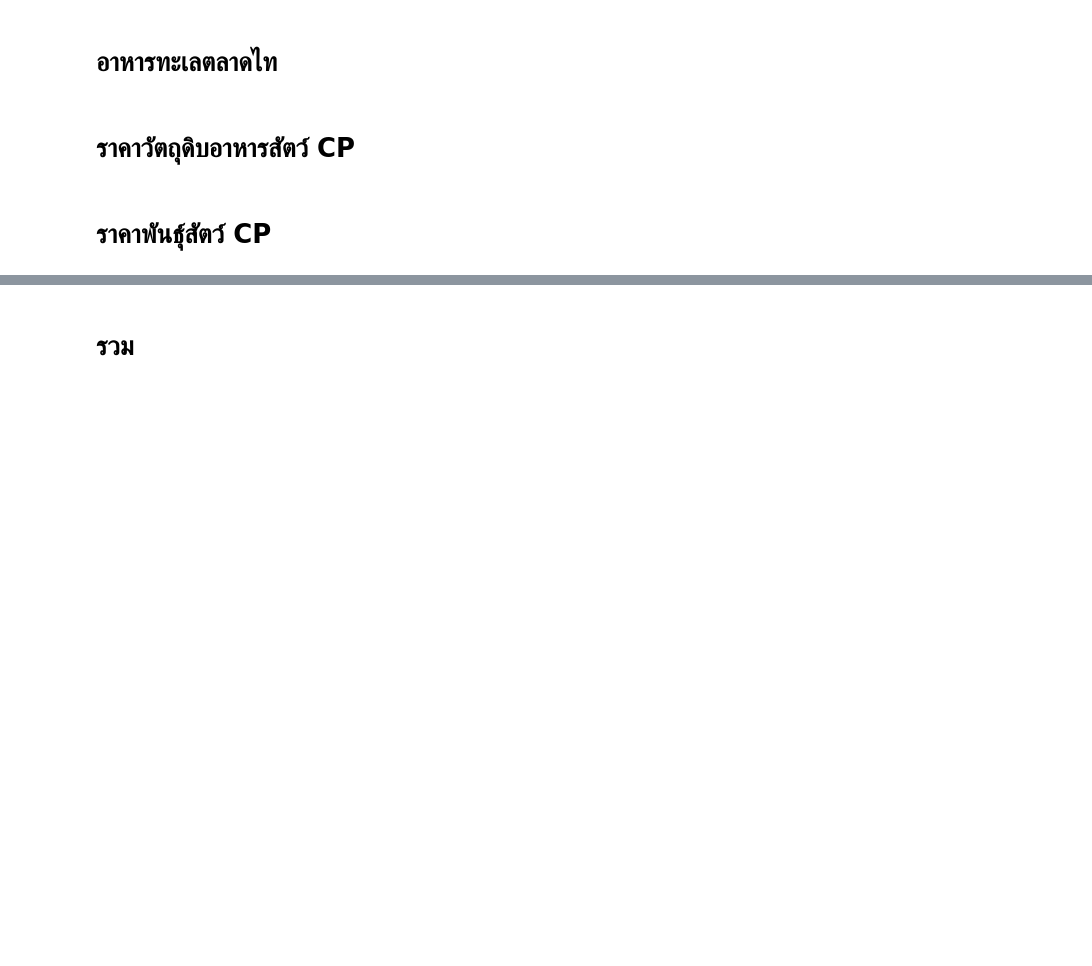
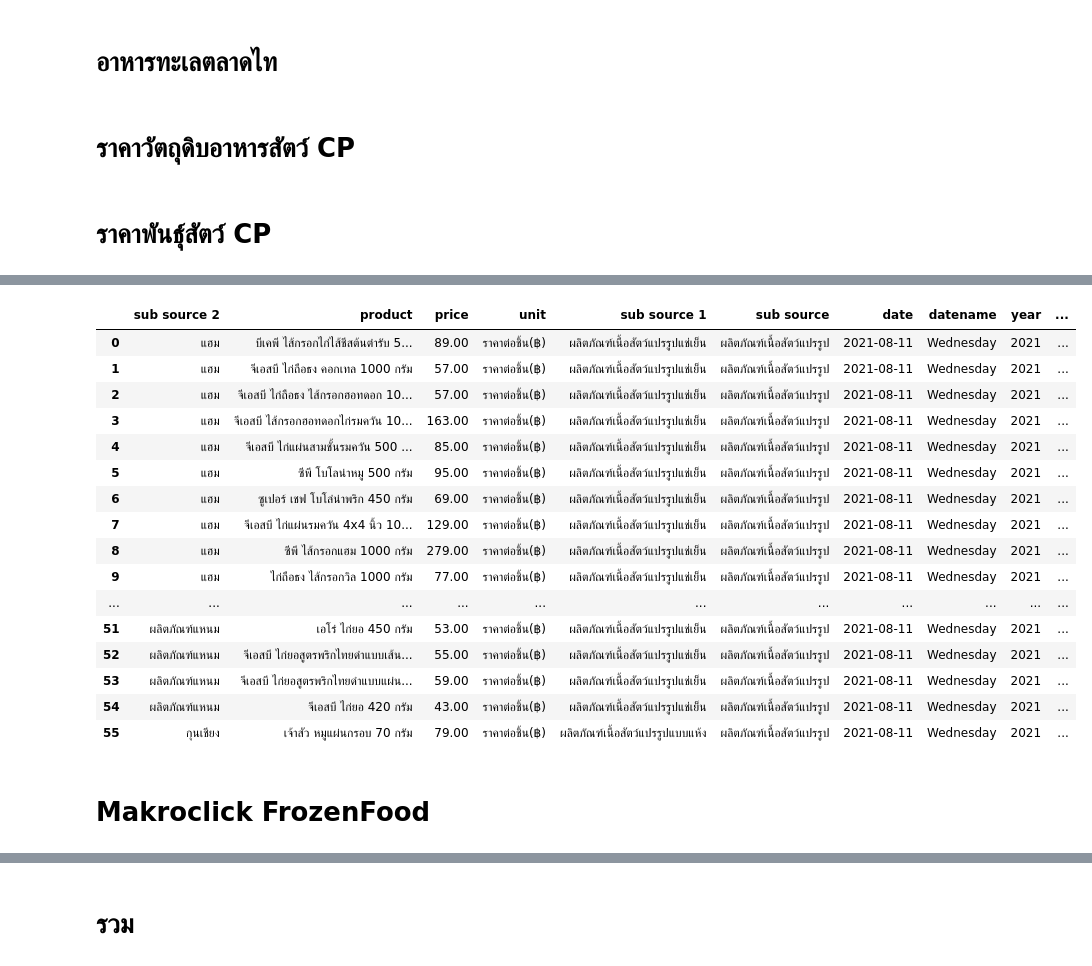
Before and after one commit to gvanathip/webscraping, a Jupyter notebook: publicdata_price.ipynb, the cells around one changed output, grey strips where cells are left out. Drawn from its saved outputs; the diff is of its cells as text; code cells hidden in the pictures; blank space fills up the shorter version.

```diff
--- a/publicdata_price.ipynb
+++ b/publicdata_price.ipynb
@@ -2550,0 +3781,7 @@ for i in as_date:
+# %%
+pricex = []
+unit = []
+for i in price:
+  print(i.split(' '))
+  pricex.append(i.split(' ')[1])
+  unit.append(i.split(' ')[0]+"("+i.split(' ')[2]+")")
@@ -2550,0 +3806,4 @@ for i in as_date:
+# %%
+df2 = pd.DataFrame(list(zip(sub_product_group2, product, pricex, unit)),columns=['sub_product_group2', 'product', 'price', 'unit'])
+df2['price'] = pd.to_numeric(df2['price'],errors = 'coerce')
+df2
@@ -2550,0 +3828,5 @@ for i in as_date:
+# %%
+df3 = df2.merge(df, how='left',on='sub_product_group2')
+df3 = df3.drop(columns=['content']).drop_duplicates()
+df3['date'] = datetime.datetime.now().date()
+df3
@@ -2550,0 +3851,39 @@ for i in as_date:
+# %%
+as_date = list(df3['date'])
+day_name = []
+for i in as_date:
+    day_name.append(i.strftime("%A"))
+
+df3['datename'] = day_name
+
+df3['year'] = pd.to_datetime(df3["date"]).dt.year
+df3['month'] = pd.to_datetime(df3["date"]).dt.month
+
+df3['date'] = pd.to_datetime(df3["date"])
+
+df3 = df3.replace({"month": m_ord2})
+
+df3['source'] = 'makroclick'
+# %%
+ProcessMeat = df3.rename(columns={"product_group": "sub source", "sub_product_group1": "sub source 1", "sub_product_group2": "sub source 2"})
+ProcessMeat
+# %% [output]
+|  | sub source 2 | product | price | unit | sub source 1 | sub source | date | datename | year | ... |
+| 0 | แฮม | บีเคพี ไส้กรอกไก่ไส้ชีสต้นตำรับ 5... | 89.00 | ราคาต่อชิ้น(฿) | ผลิตภัณฑ์เนื้อสัตว์แปรรูปแช่เย็น | ผลิตภัณฑ์เนื้อสัตว์แปรรูป | 2021-08-11 | Wednesday | 2021 | ... |
+| 1 | แฮม | จีเอสบี ไก่ถือธง คอกเทล 1000 กรัม | 57.00 | ราคาต่อชิ้น(฿) | ผลิตภัณฑ์เนื้อสัตว์แปรรูปแช่เย็น | ผลิตภัณฑ์เนื้อสัตว์แปรรูป | 2021-08-11 | Wednesday | 2021 | ... |
+| 2 | แฮม | จีเอสบี ไก่ถือธง ไส้กรอกฮอทดอก 10... | 57.00 | ราคาต่อชิ้น(฿) | ผลิตภัณฑ์เนื้อสัตว์แปรรูปแช่เย็น | ผลิตภัณฑ์เนื้อสัตว์แปรรูป | 2021-08-11 | Wednesday | 2021 | ... |
+| 3 | แฮม | จีเอสบี ไส้กรอกฮอทดอกไก่รมควัน 10... | 163.00 | ราคาต่อชิ้น(฿) | ผลิตภัณฑ์เนื้อสัตว์แปรรูปแช่เย็น | ผลิตภัณฑ์เนื้อสัตว์แปรรูป | 2021-08-11 | Wednesday | 2021 | ... |
+| 4 | แฮม | จีเอสบี ไก่แผ่นสามชั้นรมควัน 500 ... | 85.00 | ราคาต่อชิ้น(฿) | ผลิตภัณฑ์เนื้อสัตว์แปรรูปแช่เย็น | ผลิตภัณฑ์เนื้อสัตว์แปรรูป | 2021-08-11 | Wednesday | 2021 | ... |
+| 5 | แฮม | ซีพี โบโลน่าหมู 500 กรัม | 95.00 | ราคาต่อชิ้น(฿) | ผลิตภัณฑ์เนื้อสัตว์แปรรูปแช่เย็น | ผลิตภัณฑ์เนื้อสัตว์แปรรูป | 2021-08-11 | Wednesday | 2021 | ... |
+| 6 | แฮม | ซูเปอร์ เชฟ โบโล่น่าพริก 450 กรัม | 69.00 | ราคาต่อชิ้น(฿) | ผลิตภัณฑ์เนื้อสัตว์แปรรูปแช่เย็น | ผลิตภัณฑ์เนื้อสัตว์แปรรูป | 2021-08-11 | Wednesday | 2021 | ... |
+| 7 | แฮม | จีเอสบี ไก่แผ่นรมควัน 4x4 นิ้ว 10... | 129.00 | ราคาต่อชิ้น(฿) | ผลิตภัณฑ์เนื้อสัตว์แปรรูปแช่เย็น | ผลิตภัณฑ์เนื้อสัตว์แปรรูป | 2021-08-11 | Wednesday | 2021 | ... |
+| 8 | แฮม | ซีพี ไส้กรอกแฮม 1000 กรัม | 279.00 | ราคาต่อชิ้น(฿) | ผลิตภัณฑ์เนื้อสัตว์แปรรูปแช่เย็น | ผลิตภัณฑ์เนื้อสัตว์แปรรูป | 2021-08-11 | Wednesday | 2021 | ... |
+| 9 | แฮม | ไก่ถือธง ไส้กรอกวิล 1000 กรัม | 77.00 | ราคาต่อชิ้น(฿) | ผลิตภัณฑ์เนื้อสัตว์แปรรูปแช่เย็น | ผลิตภัณฑ์เนื้อสัตว์แปรรูป | 2021-08-11 | Wednesday | 2021 | ... |
+| ... | ... | ... | ... | ... | ... | ... | ... | ... | ... | ... |
+| 51 | ผลิตภัณฑ์แหนม | เอโร่ ไก่ยอ 450 กรัม | 53.00 | ราคาต่อชิ้น(฿) | ผลิตภัณฑ์เนื้อสัตว์แปรรูปแช่เย็น | ผลิตภัณฑ์เนื้อสัตว์แปรรูป | 2021-08-11 | Wednesday | 2021 | ... |
+| 52 | ผลิตภัณฑ์แหนม | จีเอสบี ไก่ยอสูตรพริกไทยดำแบบเส้น... | 55.00 | ราคาต่อชิ้น(฿) | ผลิตภัณฑ์เนื้อสัตว์แปรรูปแช่เย็น | ผลิตภัณฑ์เนื้อสัตว์แปรรูป | 2021-08-11 | Wednesday | 2021 | ... |
+| 53 | ผลิตภัณฑ์แหนม | จีเอสบี ไก่ยอสูตรพริกไทยดำแบบแผ่น... | 59.00 | ราคาต่อชิ้น(฿) | ผลิตภัณฑ์เนื้อสัตว์แปรรูปแช่เย็น | ผลิตภัณฑ์เนื้อสัตว์แปรรูป | 2021-08-11 | Wednesday | 2021 | ... |
+| 54 | ผลิตภัณฑ์แหนม | จีเอสบี ไก่ยอ 420 กรัม | 43.00 | ราคาต่อชิ้น(฿) | ผลิตภัณฑ์เนื้อสัตว์แปรรูปแช่เย็น | ผลิตภัณฑ์เนื้อสัตว์แปรรูป | 2021-08-11 | Wednesday | 2021 | ... |
+| 55 | กุนเชียง | เจ้าสัว หมูแผ่นกรอบ 70 กรัม | 79.00 | ราคาต่อชิ้น(฿) | ผลิตภัณฑ์เนื้อสัตว์แปรรูปแบบแห้ง | ผลิตภัณฑ์เนื้อสัตว์แปรรูป | 2021-08-11 | Wednesday | 2021 | ... |
+# %% [markdown]
+# Makroclick FrozenFood
```
Also changed, not shown: parts of 170 cells of this notebook.
